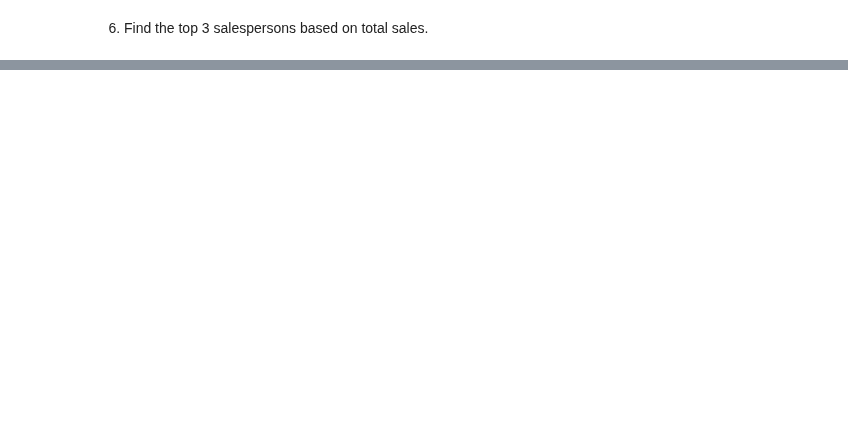
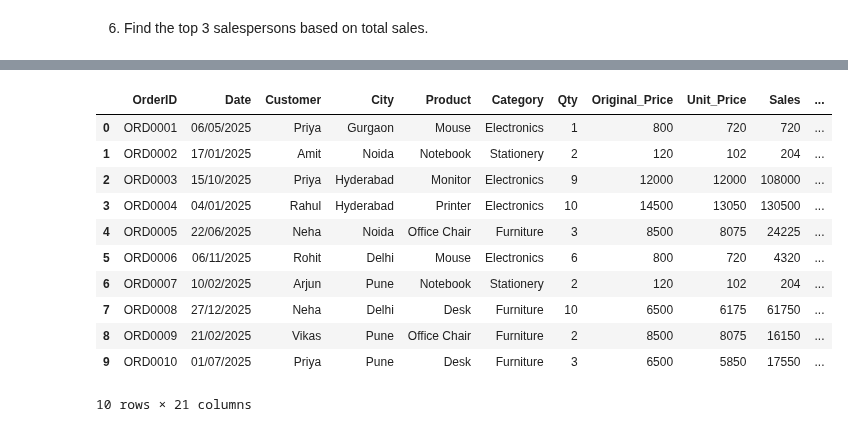
Before and after one commit to Suraj-kumar121K/PANDAS-CURSE, a Jupyter notebook: Practice_pandas/04_pandas.ipynb, the cells around one changed output, grey strips where cells are left out. Drawn from its saved outputs; the diff is of its cells as text; code cells hidden in the pictures; blank space fills up the shorter version.

```diff
--- a/Practice_pandas/04_pandas.ipynb
+++ b/Practice_pandas/04_pandas.ipynb
@@ -281,0 +392,2 @@ print(Total_Count)
+# %%
+df["Price_With_GST"] = (df["Unit_Price"] * 1.18).apply(int)
@@ -281,0 +397,2 @@ print(Total_Count)
+# %%
+df["Net_Value"] = df["Qty"] * df["Unit_Price"]
@@ -281,0 +406,8 @@ print(Total_Count)
+# %%
+df["Revenue_Category"] = df["Sales"].apply(
+    lambda x:"Very High" if x >= 50000
+    else "High" if x >= 25000
+    else "Medium" if x >= 10000
+    else "Low" if x >= 5000
+    else "Very Low"
+)
@@ -281,0 +420,8 @@ print(Total_Count)
+# %%
+df["Performance"] = df.apply(
+    lambda row: "Excellent" if row["Sales"] > 50000 and row["Discount"] < 0.10
+    else "Good" if row["Sales"] > 20000 and row["Discount"] < 0.15
+    else "Average" if row["Sales"] > 5000
+    else "Poor",
+    axis=1
+)
@@ -281,0 +440,15 @@ print(Total_Count)
+# %%
+df.head(10)
+# %% [output]
+|  | OrderID | Date | Customer | City | Product | Category | Qty | Original_Price | Unit_Price | Sales | ... |
+| 0 | ORD0001 | 06/05/2025 | Priya | Gurgaon | Mouse | Electronics | 1 | 800 | 720 | 720 | ... |
+| 1 | ORD0002 | 17/01/2025 | Amit | Noida | Notebook | Stationery | 2 | 120 | 102 | 204 | ... |
+| 2 | ORD0003 | 15/10/2025 | Priya | Hyderabad | Monitor | Electronics | 9 | 12000 | 12000 | 108000 | ... |
+| 3 | ORD0004 | 04/01/2025 | Rahul | Hyderabad | Printer | Electronics | 10 | 14500 | 13050 | 130500 | ... |
+| 4 | ORD0005 | 22/06/2025 | Neha | Noida | Office Chair | Furniture | 3 | 8500 | 8075 | 24225 | ... |
+| 5 | ORD0006 | 06/11/2025 | Rohit | Delhi | Mouse | Electronics | 6 | 800 | 720 | 4320 | ... |
+| 6 | ORD0007 | 10/02/2025 | Arjun | Pune | Notebook | Stationery | 2 | 120 | 102 | 204 | ... |
+| 7 | ORD0008 | 27/12/2025 | Neha | Delhi | Desk | Furniture | 10 | 6500 | 6175 | 61750 | ... |
+| 8 | ORD0009 | 21/02/2025 | Vikas | Pune | Office Chair | Furniture | 2 | 8500 | 8075 | 16150 | ... |
+| 9 | ORD0010 | 01/07/2025 | Priya | Pune | Desk | Furniture | 3 | 6500 | 5850 | 17550 | ... |
+10 rows × 21 columns
```
Also changed, not shown: parts of 28 cells of this notebook.
